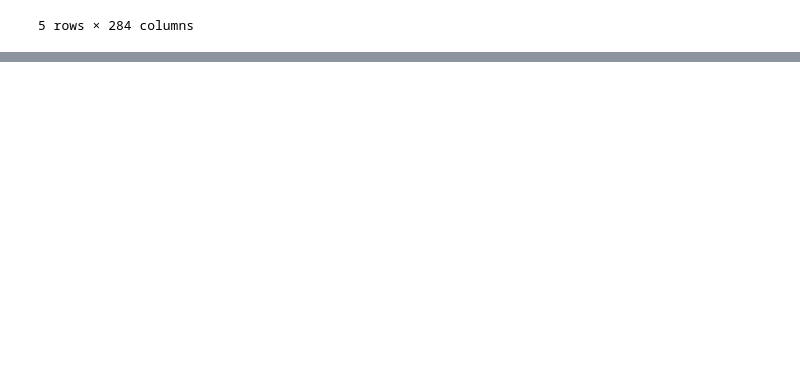
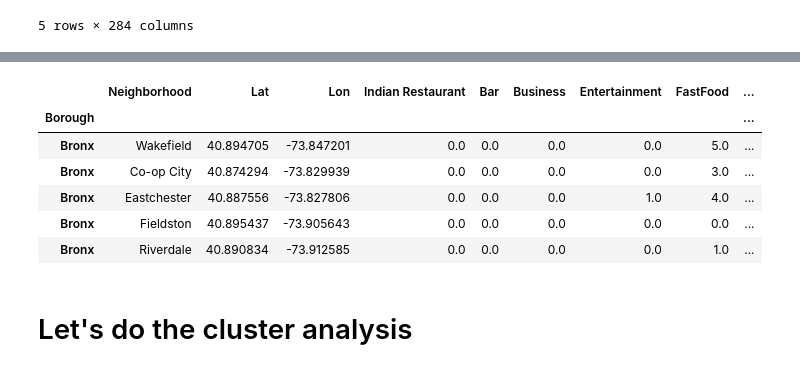
Before and after one commit to ksnblr/Coursera_Capstone, a Jupyter notebook: Battle_Of_Neighbourhoods.ipynb, the cells around one changed output, grey strips where cells are left out. Cells and saved outputs as stored; diff of their text form; code cells hidden in the pictures; blank space fills up the shorter version.

```diff
--- a/Battle_Of_Neighbourhoods.ipynb
+++ b/Battle_Of_Neighbourhoods.ipynb
@@ -1330,0 +1419,2 @@ tor_allvenues_onehot.head()
+# %%
+nyc_consolidated_df = allvenue_withborough
@@ -1330,0 +1445,2 @@ tor_allvenues_onehot.head()
+# %%
+nyc_consolidated_df = nyc_consolidated_df.set_index('Borough')
@@ -1330,0 +1459,2 @@ tor_allvenues_onehot.head()
+# %%
+nyc_consolidated_df['City'] = "NYC"
@@ -1330,0 +1463,10 @@ tor_allvenues_onehot.head()
+# %%
+nyc_consolidated_df.head()
+# %% [output]
+|  | Neighborhood | Lat | Lon | Indian Restaurant | Bar | Business | Entertainment | FastFood | ... |
+| Borough |  |  |  |  |  |  |  |  | ... |
+| Bronx | Wakefield | 40.894705 | -73.847201 | 0.0 | 0.0 | 0.0 | 0.0 | 5.0 | ... |
+| Bronx | Co-op City | 40.874294 | -73.829939 | 0.0 | 0.0 | 0.0 | 0.0 | 3.0 | ... |
+| Bronx | Eastchester | 40.887556 | -73.827806 | 0.0 | 0.0 | 0.0 | 1.0 | 4.0 | ... |
+| Bronx | Fieldston | 40.895437 | -73.905643 | 0.0 | 0.0 | 0.0 | 0.0 | 0.0 | ... |
+| Bronx | Riverdale | 40.890834 | -73.912585 | 0.0 | 0.0 | 0.0 | 0.0 | 1.0 | ... |
@@ -1330,0 +1495,2 @@ tor_allvenues_onehot.head()
+# %% [markdown]
+# Let's do the cluster analysis
```
Also changed, not shown: parts of 16 cells of this notebook.
